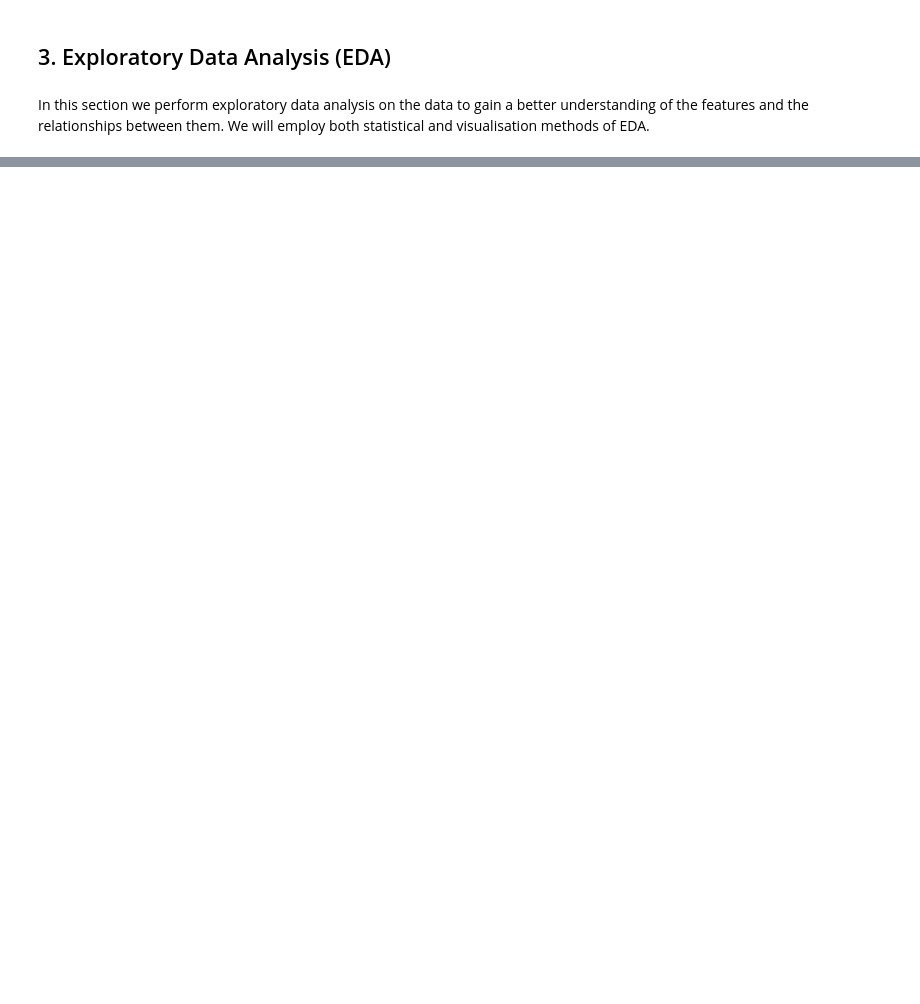
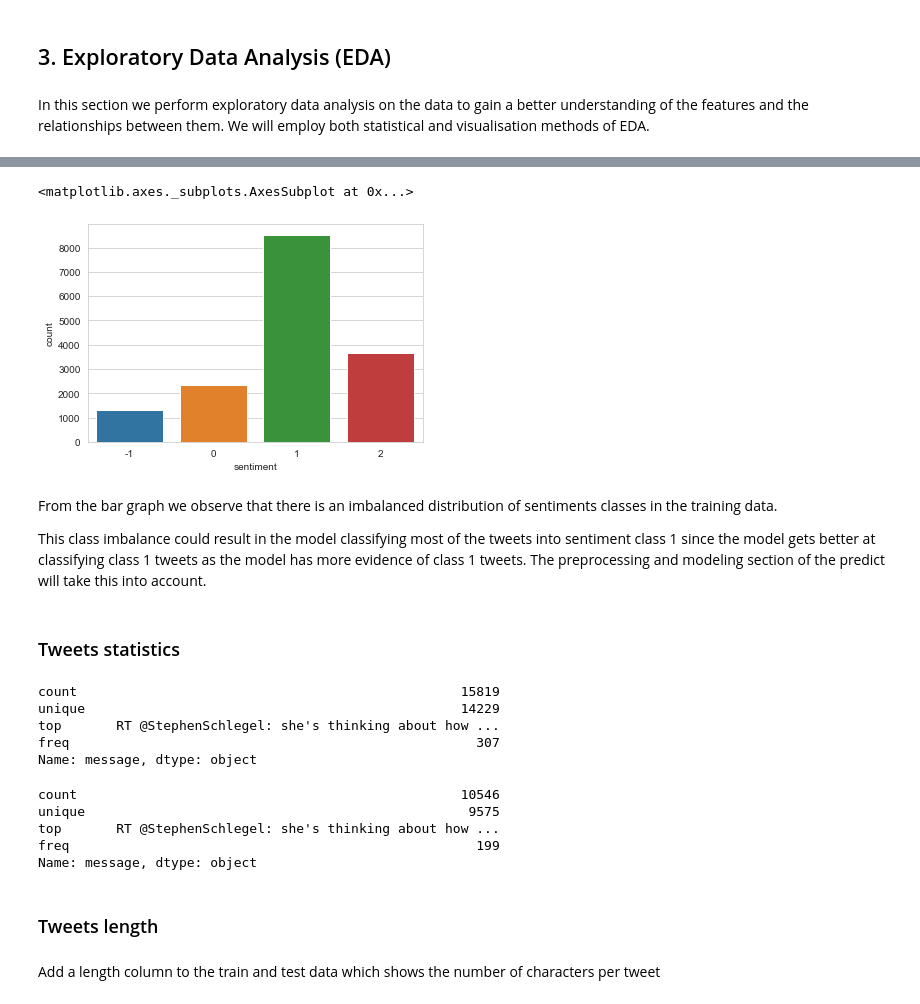
Before and after one commit to mainamwangi49/EXPLORE-TEAM-NM2-classification-predict-streamlit, a Jupyter notebook: AC_Predict.ipynb, the cells around one changed output, grey strips where cells are left out. Drawn from its saved outputs; the diff is of its cells as text; code cells hidden in the pictures; blank space fills up the shorter version.

```diff
--- a/AC_Predict.ipynb
+++ b/AC_Predict.ipynb
@@ -5,30 +36,3 @@
 # %% [markdown]
 
 ## 1. Importing Packages
-# %%
-import nltk
-from nltk.corpus import stopwords
-from sklearn.utils import resample
-import re
-from sklearn.feature_extraction.text import CountVectorizer
-
-import numpy as np
-import pandas as pd
-
-from pylab import rcParams
-import matplotlib.pyplot as plt
-%matplotlib inline
-import seaborn as sns
-# Customise our plotting settings
-rcParams['figure.figsize'] = 10, 5
-sns.set_style('whitegrid')
-
-import sklearn
-from sklearn import preprocessing
-from sklearn.linear_model import LogisticRegression
-from sklearn.model_selection import train_test_split
-from sklearn import metrics
-from sklearn.metrics import classification_report
-
-# set plot style
-sns.set()
@@ -38,9 +103,9 @@ sns.set()
 # %% [markdown]
 We first load the data and inspect its head.
 # %%
+# Loading the Train data set.
+train = pd.read_csv('train.csv')
+
 # Loading the test data set.
-Test = pd.read_csv('test_with_no_labels.csv')
-
-# Loading the Train data set.
-Train = pd.read_csv('train.csv')
+test = pd.read_csv('test_with_no_labels.csv')
 # %%
@@ -280,0 +134,4 @@ sub.to_csv('./submission.csv',index=False)
+# %%
+#create a copy of the origional data
+train_copy = train.copy()
+test_copy = test.copy()
@@ -280,0 +181,29 @@ sub.to_csv('./submission.csv',index=False)
+# %%
+sns.countplot(x='sentiment',data=train_copy,palette='tab10')
+# %% [output]
+<matplotlib.axes._subplots.AxesSubplot at 0x...>
+[figure, added]
+# %% [markdown]
+From the bar graph we observe that there is an imbalanced distribution of sentiments classes in the training data.
+
+This class imbalance could result in the model classifying most of the tweets into sentiment class 1 since the model gets better at classifying class 1 tweets as the model has more evidence of class 1 tweets. The preprocessing and modeling section of the predict will take this into account.
+# %% [markdown]
+### Tweets statistics
+# %%
+#brief description of the train data
+train_copy.message.describe()
+# %% [output]
+count                                                 15819
+unique                                                14229
+top       RT @StephenSchlegel: she's thinking about how ...
+freq                                                    307
+Name: message, dtype: object
+# %%
+#brief description of the test data
+test_copy.message.describe()
+# %% [output]
+count                                                 10546
+unique                                                 9575
+top       RT @StephenSchlegel: she's thinking about how ...
+freq                                                    199
+Name: message, dtype: object
@@ -280,0 +213,4 @@ sub.to_csv('./submission.csv',index=False)
+# %% [markdown]
+### Tweets length
+# %% [markdown]
+Add a length column to the train and test data which shows the number of characters per tweet
```
Also changed, not shown: parts of 118 cells of this notebook.
